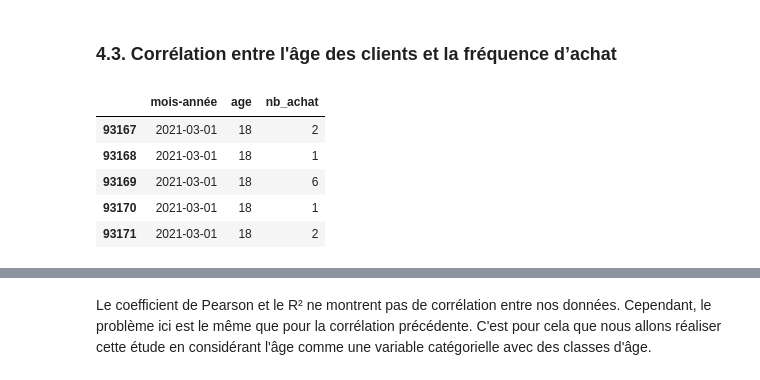
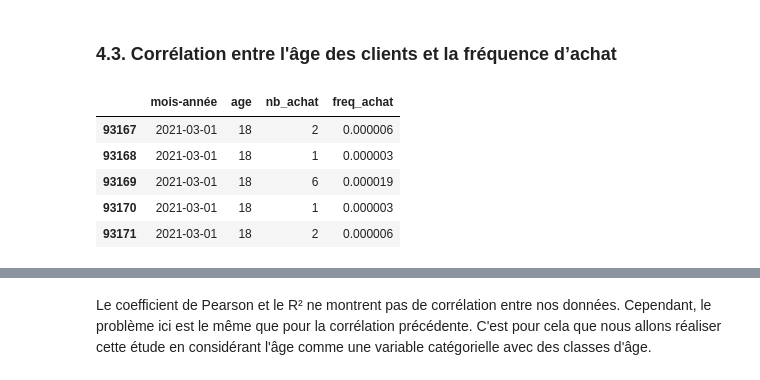
Before and after one commit to Sylvariane/Analyse-des-ventes-d-une-entreprise, a Jupyter notebook: P04_02_scriptanalyse.ipynb, the cells around one changed output, grey strips where cells are left out. Cells and saved outputs as stored; diff of their text form; code cells hidden in the pictures.

```diff
--- a/P04_02_scriptanalyse.ipynb
+++ b/P04_02_scriptanalyse.ipynb
@@ -585,17 +614,18 @@ Le coefficient eta² montre un fort effet de ces variables l'une sur l'autre. Il
 # %%
 df_freq = df
 df_freq['nb_achat'] = 1
 df_freq = df.groupby(['mois-année', 'age', 'session_id']).sum().reset_index()
 df_freq['mois-année'] = pd.to_datetime(df_freq['mois-année'])
 df_freq = df_freq[['mois-année', 'age', 'nb_achat']]
 df_freq = df_freq.sort_values(['mois-année', 'age'])
+df_freq['freq_achat'] = df_freq['nb_achat']/df['nb_achat'].sum()
 df_freq.head()
 # %% [output]
-|  | mois-année | age | nb_achat |
-| 93167 | 2021-03-01 | 18 | 2 |
-| 93168 | 2021-03-01 | 18 | 1 |
-| 93169 | 2021-03-01 | 18 | 6 |
-| 93170 | 2021-03-01 | 18 | 1 |
-| 93171 | 2021-03-01 | 18 | 2 |
+|  | mois-année | age | nb_achat | freq_achat |
+| 93167 | 2021-03-01 | 18 | 2 | 0.000006 |
+| 93168 | 2021-03-01 | 18 | 1 | 0.000003 |
+| 93169 | 2021-03-01 | 18 | 6 | 0.000019 |
+| 93170 | 2021-03-01 | 18 | 1 | 0.000003 |
+| 93171 | 2021-03-01 | 18 | 2 | 0.000006 |
 # %%
 x = df_freq['age']
```
Also changed, not shown: parts of 17 cells of this notebook.
